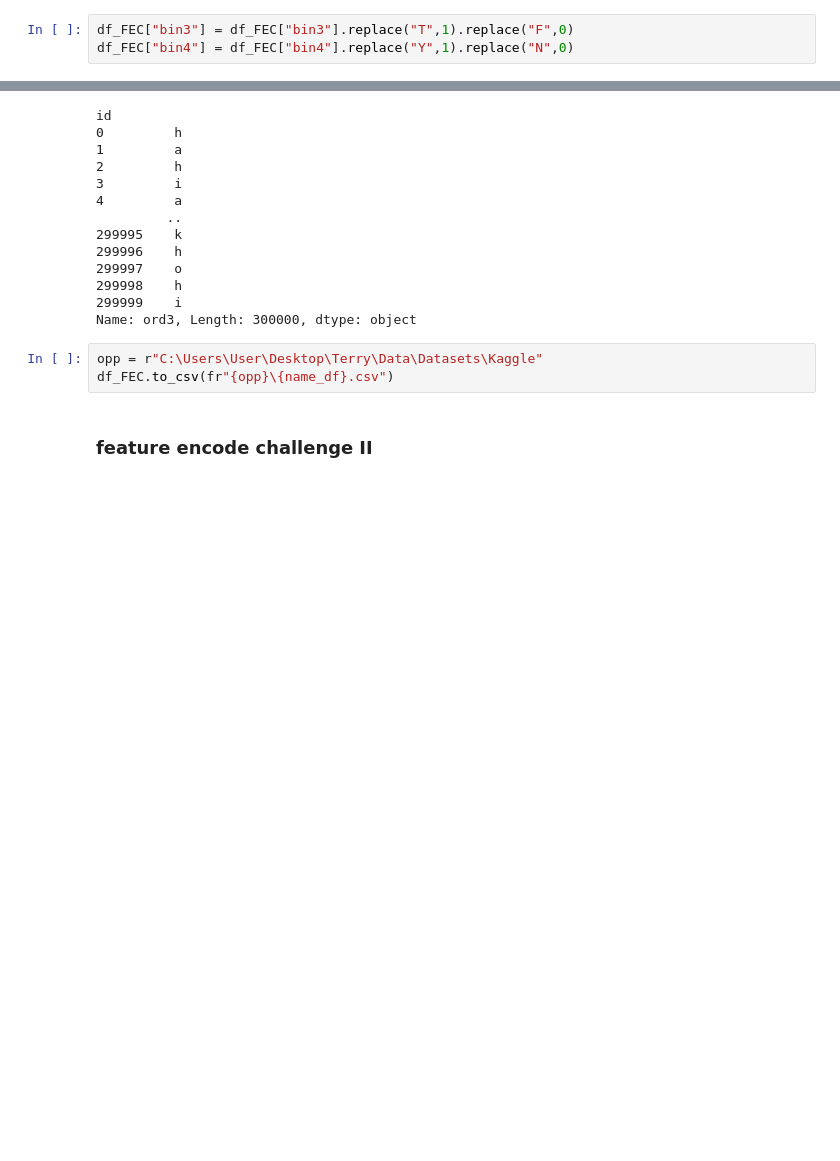
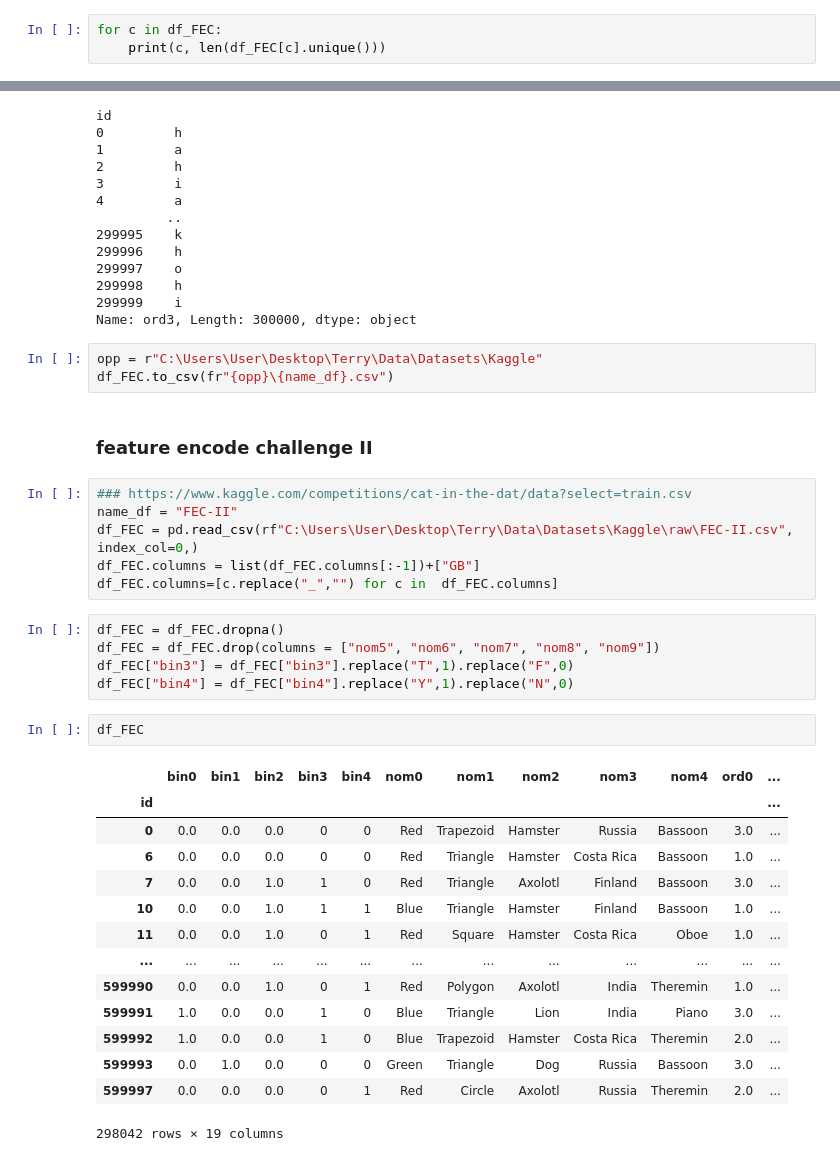
Before and after one commit to R64825/NTUIIE-Research, a Jupyter notebook: code/Dataset/Data cleaning.ipynb, the cells around one changed output, grey strips where cells are left out. Drawn from its saved outputs; the diff is of its cells as text; blank space fills up the shorter version.

```diff
--- a/code/Dataset/Data cleaning.ipynb
+++ b/code/Dataset/Data cleaning.ipynb
@@ -44,4 +66,4 @@ Index(['bin0', 'bin1', 'bin2', 'bin3', 'bin4', 'nom0', 'nom1', 'nom2', 'nom3',
       dtype='object')
 # %%
-df_FEC["bin3"] = df_FEC["bin3"].replace("T",1).replace("F",0)
-df_FEC["bin4"] = df_FEC["bin4"].replace("Y",1).replace("N",0)
+for c in df_FEC:
+    print(c, len(df_FEC[c].unique()))
@@ -69,3 +109,31 @@ opp = r"C:\Users\User\Desktop\Terry\Data\Datasets\Kaggle"
 df_FEC.to_csv(fr"{opp}\{name_df}.csv")
 # %% [markdown]
 ### feature encode challenge II
+# %%
+### https://www.kaggle.com/competitions/cat-in-the-dat/data?select=train.csv
+name_df = "FEC-II"
+df_FEC = pd.read_csv(rf"C:\Users\User\Desktop\Terry\Data\Datasets\Kaggle\raw\FEC-II.csv", index_col=0,)
+df_FEC.columns = list(df_FEC.columns[:-1])+["GB"]
+df_FEC.columns=[c.replace("_","") for c in  df_FEC.columns]
+# %%
+df_FEC = df_FEC.dropna()
+df_FEC = df_FEC.drop(columns = ["nom5", "nom6", "nom7", "nom8", "nom9"])
+df_FEC["bin3"] = df_FEC["bin3"].replace("T",1).replace("F",0)
+df_FEC["bin4"] = df_FEC["bin4"].replace("Y",1).replace("N",0)
+# %%
+df_FEC
+# %% [output]
+|  | bin0 | bin1 | bin2 | bin3 | bin4 | nom0 | nom1 | nom2 | nom3 | nom4 | ord0 | ... |
+| id |  |  |  |  |  |  |  |  |  |  |  | ... |
+| 0 | 0.0 | 0.0 | 0.0 | 0 | 0 | Red | Trapezoid | Hamster | Russia | Bassoon | 3.0 | ... |
+| 6 | 0.0 | 0.0 | 0.0 | 0 | 0 | Red | Triangle | Hamster | Costa Rica | Bassoon | 1.0 | ... |
+| 7 | 0.0 | 0.0 | 1.0 | 1 | 0 | Red | Triangle | Axolotl | Finland | Bassoon | 3.0 | ... |
+| 10 | 0.0 | 0.0 | 1.0 | 1 | 1 | Blue | Triangle | Hamster | Finland | Bassoon | 1.0 | ... |
+| 11 | 0.0 | 0.0 | 1.0 | 0 | 1 | Red | Square | Hamster | Costa Rica | Oboe | 1.0 | ... |
+| ... | ... | ... | ... | ... | ... | ... | ... | ... | ... | ... | ... | ... |
+| 599990 | 0.0 | 0.0 | 1.0 | 0 | 1 | Red | Polygon | Axolotl | India | Theremin | 1.0 | ... |
+| 599991 | 1.0 | 0.0 | 0.0 | 1 | 0 | Blue | Triangle | Lion | India | Piano | 3.0 | ... |
+| 599992 | 1.0 | 0.0 | 0.0 | 1 | 0 | Blue | Trapezoid | Hamster | Costa Rica | Theremin | 2.0 | ... |
+| 599993 | 0.0 | 1.0 | 0.0 | 0 | 0 | Green | Triangle | Dog | Russia | Bassoon | 3.0 | ... |
+| 599997 | 0.0 | 0.0 | 0.0 | 0 | 1 | Red | Circle | Axolotl | Russia | Theremin | 2.0 | ... |
+298042 rows × 19 columns
```
Also changed, not shown: parts of 6 cells of this notebook.
